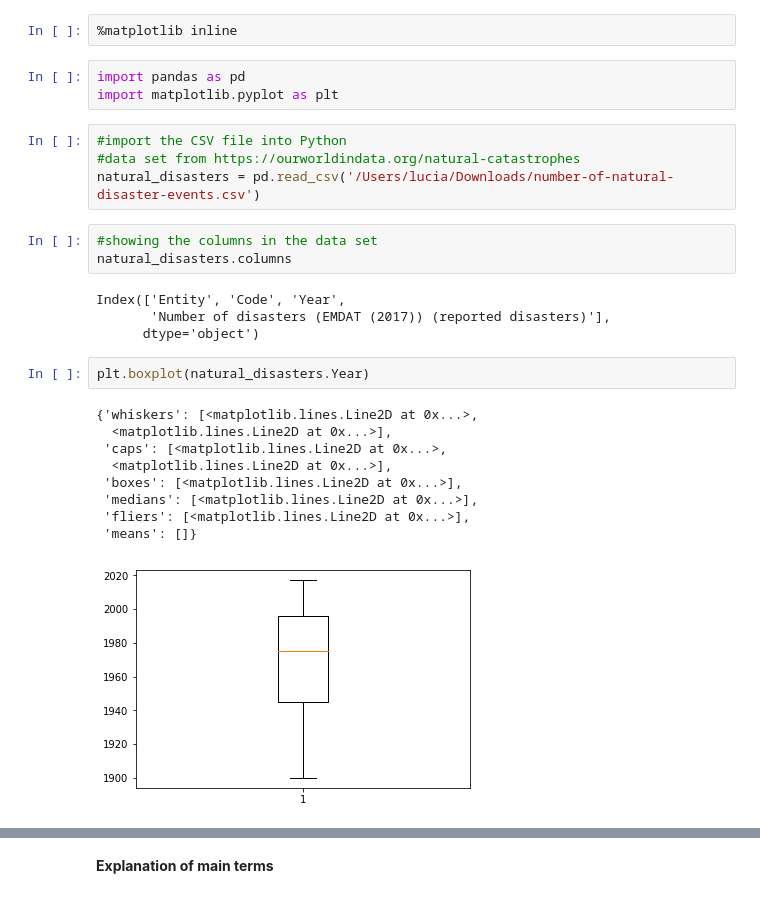
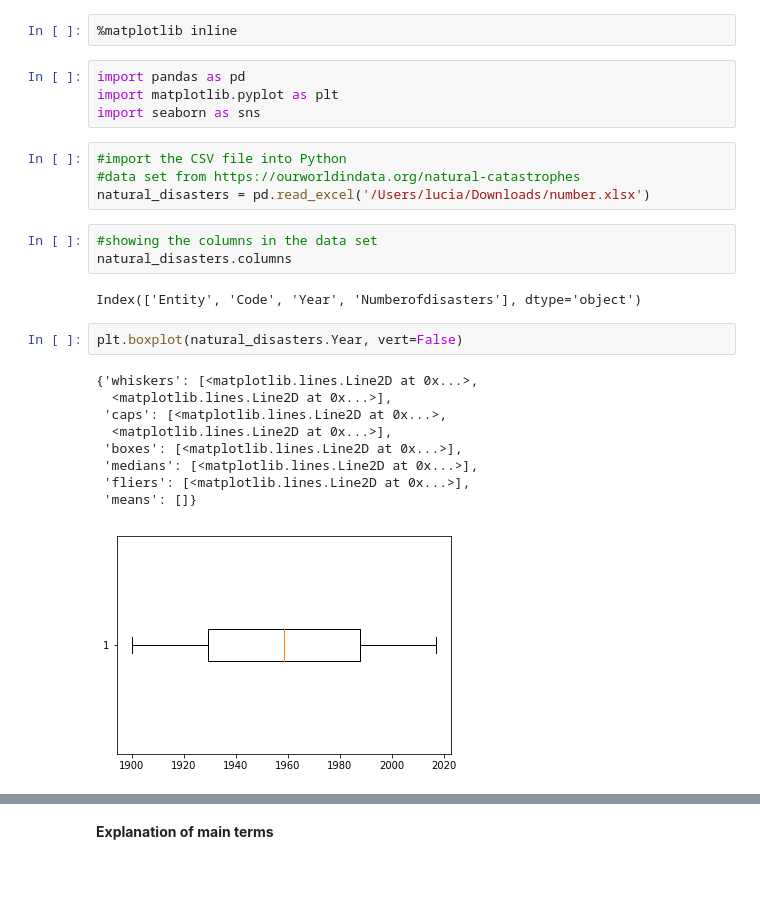
Before and after one commit to Nayade2lu/fundamentals-project, a Jupyter notebook: Fundamentals of data analysis Project.ipynb, the cells around one changed output, grey strips where cells are left out. Saved outputs shown, nothing was run; the diff lists cells and outputs as text.

Commit message:
terminology explanation and representing box plots with seaborn, matplotlib and pandas

```diff
--- a/Fundamentals of data analysis Project.ipynb
+++ b/Fundamentals of data analysis Project.ipynb
@@ -118,26 +118,25 @@ https://www.youtube.com/watch?v=RxvozehYAGs
 # %%
 import pandas as pd
 import matplotlib.pyplot as plt
+import seaborn as sns
 # %%
 #import the CSV file into Python
 #data set from https://ourworldindata.org/natural-catastrophes
-natural_disasters = pd.read_csv('/Users/lucia/Downloads/number-of-natural-disaster-events.csv')
+natural_disasters = pd.read_excel('/Users/lucia/Downloads/number.xlsx')
 # %%
 #showing the columns in the data set
 natural_disasters.columns
 # %% [output]
-Index(['Entity', 'Code', 'Year',
-       'Number of disasters (EMDAT (2017)) (reported disasters)'],
-      dtype='object')
+Index(['Entity', 'Code', 'Year', 'Numberofdisasters'], dtype='object')
 # %%
-plt.boxplot(natural_disasters.Year)
+plt.boxplot(natural_disasters.Year, vert=False)
 # %% [output]
 {'whiskers': [<matplotlib.lines.Line2D at 0x...>,
   <matplotlib.lines.Line2D at 0x...>],
  'caps': [<matplotlib.lines.Line2D at 0x...>,
   <matplotlib.lines.Line2D at 0x...>],
  'boxes': [<matplotlib.lines.Line2D at 0x...>],
  'medians': [<matplotlib.lines.Line2D at 0x...>],
  'fliers': [<matplotlib.lines.Line2D at 0x...>],
  'means': []}
-[figure, old version]
+[figure, new version]
```
Also changed, not shown: parts of 3 cells of this notebook, 1 other file.
